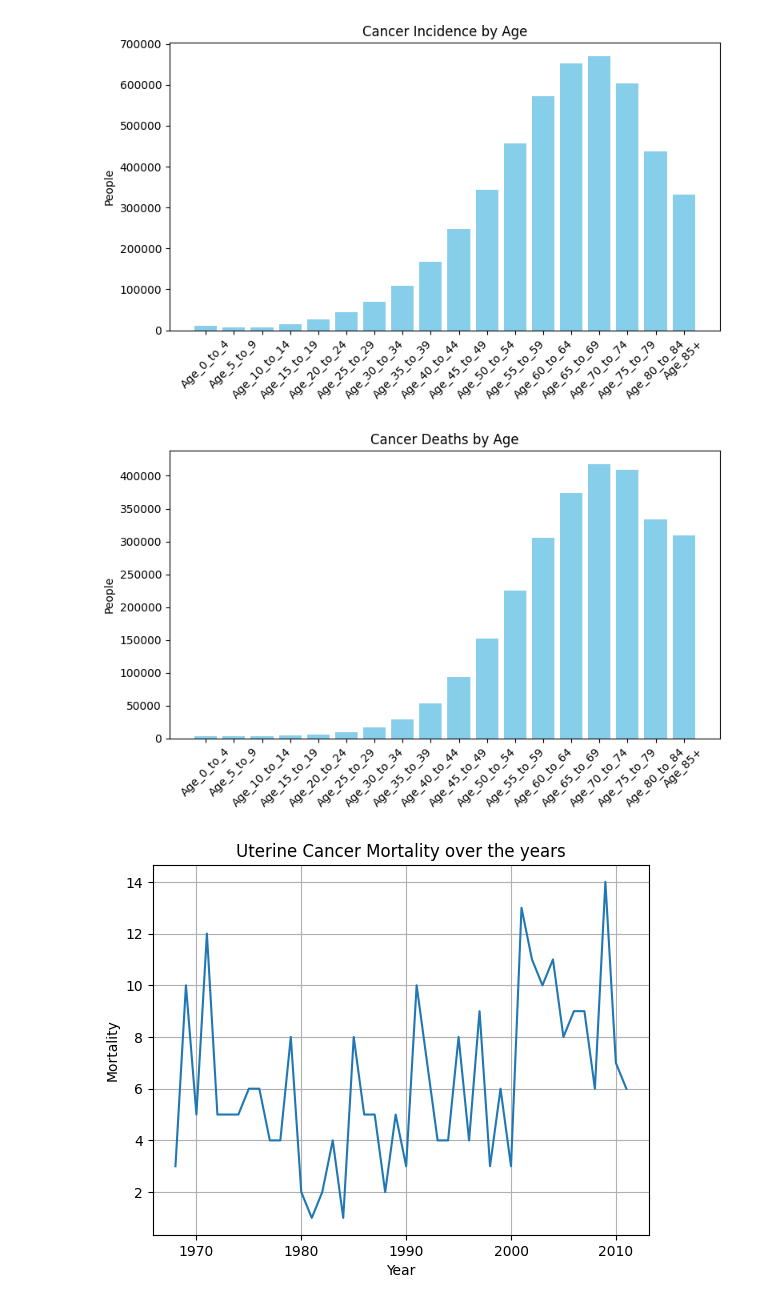
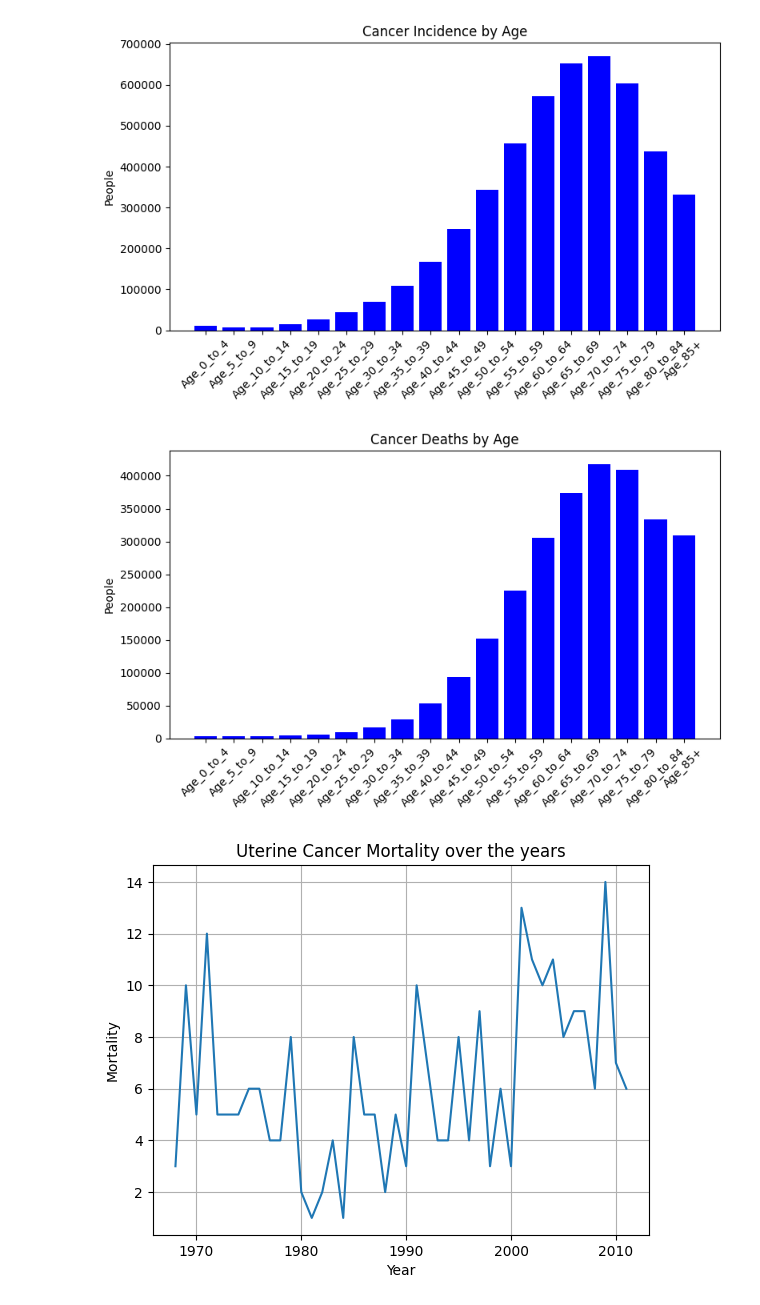
Before and after one commit to ChristianChimi/Australian-HealthCare-Cancer, a Jupyter notebook: Australian_Cancer_Health.ipynb, the cells around one changed output. Drawn from its saved outputs; the diff is of its cells as text; code cells hidden in the pictures.

```diff
--- a/Australian_Cancer_Health.ipynb
+++ b/Australian_Cancer_Health.ipynb
@@ -10,8 +12,8 @@ df=pd.read_csv('healthcare.csv')
 df=df.dropna()
 # %%
 #Creating different dataframes for mortality and Incidence
-Incidence_df=df[df['Type']=='Incidence'].dropna()
-Mortality_df=df[df['Type']=='Mortality'].dropna()
+Incidence_df=df[df['Type']=='Incidence']
+Mortality_df=df[df['Type']=='Mortality']
 # %%
 #As i want to plot a summary, i need to sum all values by age
 start_col = 'Age_0_to_4'
@@ -27,32 +29,32 @@ Mortality_dict = Mortality_df[selected_columns].sum().to_dict()
 # %%
 #Sum of incidence cases (for all cancers) by age
 keys = list(Incidence_dict.keys())
 values = list(Incidence_dict.values())
 
 # Plot
 plt.figure(figsize=(8, 5))
-plt.bar(keys, values, color='skyblue')
+plt.bar(keys, values, color='blue')
 plt.ylabel('People')
 plt.title('Cancer Incidence by Age')
 plt.xticks(rotation=45)
 plt.tight_layout()
 plt.show()
 # %% [output]
-[figure, old version]
+[figure, new version]
 # %%
 #Sum of all death (for all cancers) by age
 keys = list(Mortality_dict.keys())
 values = list(Mortality_dict.values())
 
 plt.figure(figsize=(8, 5))
-plt.bar(keys, values, color='skyblue')
+plt.bar(keys, values, color='blue')
 plt.ylabel('People')
 plt.title('Cancer Deaths by Age')
 plt.xticks(rotation=45)
 plt.tight_layout()
 plt.show()
 # %% [output]
-[figure, old version]
+[figure, new version]
 # %%
 filter = (df["Cancer_Type"] == "Uterine cancer") & (df["Type"] == "Mortality")
 uterine_df1= df[filter]
```
Also changed, not shown: parts of 4 cells of this notebook.
